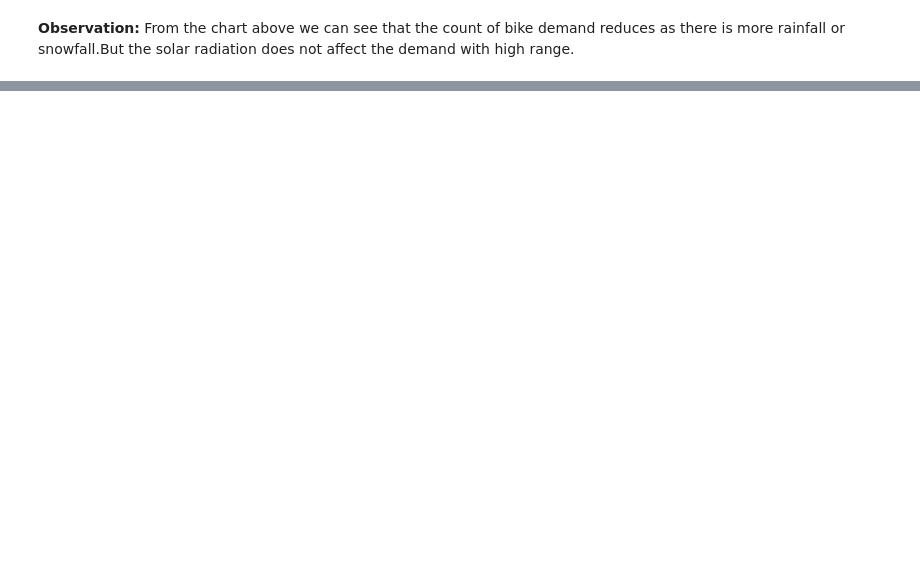
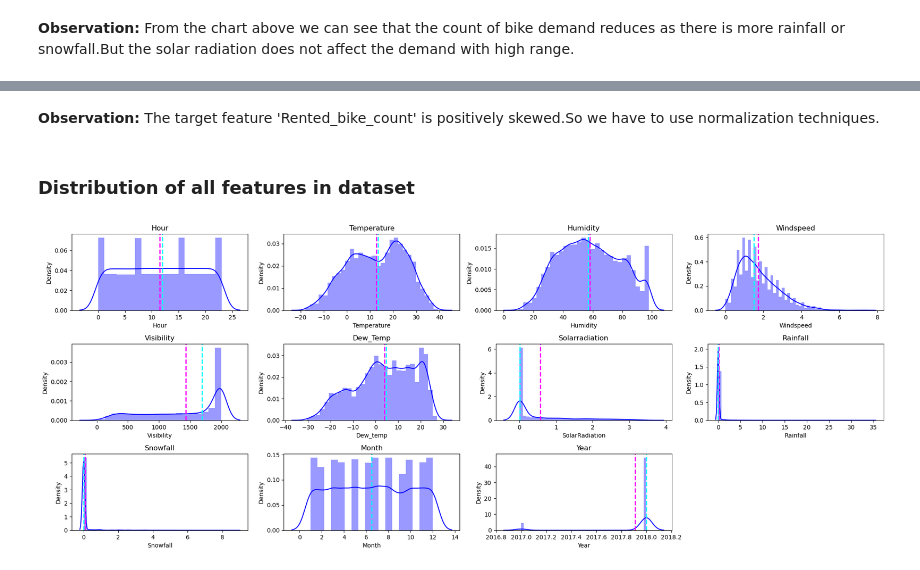
Before and after one commit to ShrikantPatole/Bike_Sharing_Demand_Prediction, a Jupyter notebook: BikeSharingDemandPrediction.ipynb, the cells around one changed output, grey strips where cells are left out. Saved outputs shown, nothing was run; the diff lists cells and outputs as text; code cells hidden in the pictures; blank space fills up the shorter version.

```diff
--- a/BikeSharingDemandPrediction.ipynb
+++ b/BikeSharingDemandPrediction.ipynb
@@ -340,0 +350,19 @@ plt.show()
+# %% [markdown]
+**Observation:** The target feature 'Rented_bike_count' is positively skewed.So we have to use normalization techniques.
+# %% [markdown]
+### Distribution of all features in dataset
+# %%
+numerical_features = dataset.describe().columns
+
+fig = plt.figure(figsize = (20,10))
+for index,column in enumerate(numerical_features[1:]) :
+  plt.subplot(4,4,index+1)
+  sns.distplot(dataset[column],color='b')
+  feature = dataset[column]
+  ax = fig.gca()
+  ax.axvline(feature.mean(), color='magenta', linestyle='dashed', linewidth=2)
+  ax.axvline(feature.median(), color='cyan', linestyle='dashed', linewidth=2)
+  plt.title(f'{column.title()}')
+  plt.tight_layout()
+# %% [output]
+[figure, added]
```
Also changed, not shown: parts of 30 cells of this notebook.
